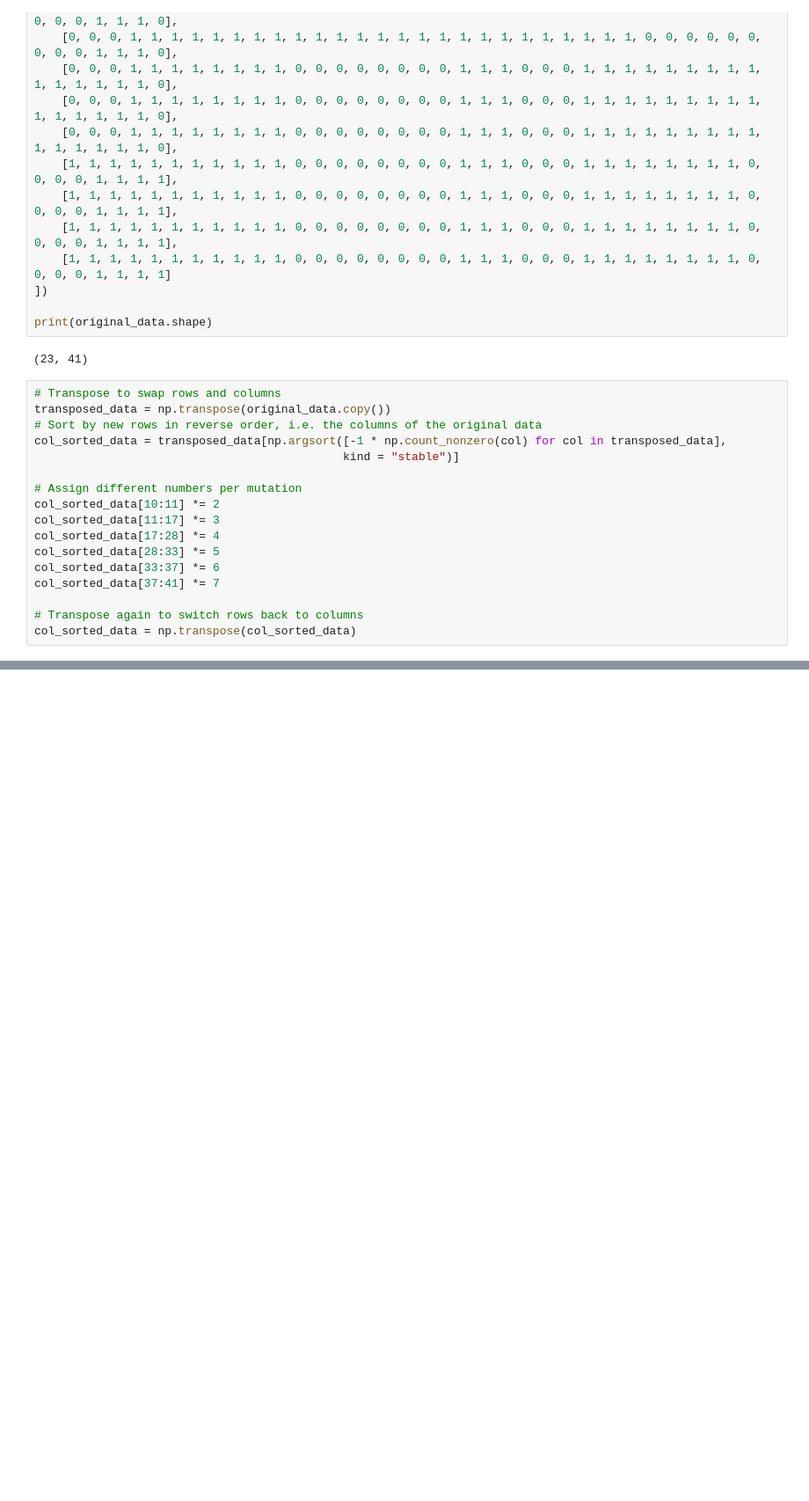
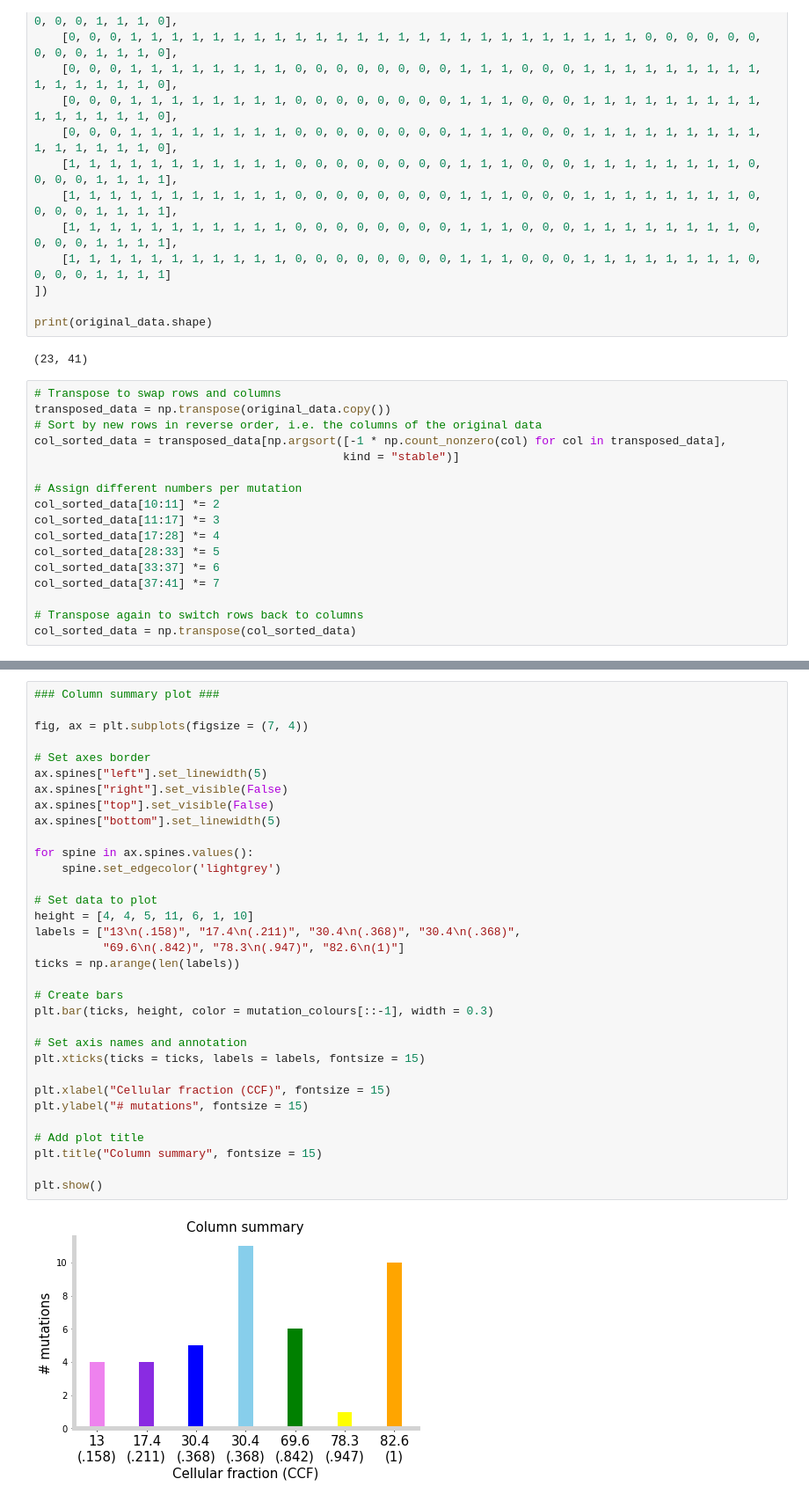
Before and after one commit to TomMakesThings/Cancer-Evolution, a Jupyter notebook: Mutation-Matrix.ipynb, the cells around one changed output, grey strips where cells are left out. Shown at 88% size. Saved outputs shown, nothing was run; the diff lists cells and outputs as text; blank space fills up the shorter version.

```diff
--- a/Mutation-Matrix.ipynb
+++ b/Mutation-Matrix.ipynb
@@ -218 +273,36 @@ plt.show()
+# %%
+### Column summary plot ###
+
+fig, ax = plt.subplots(figsize = (7, 4))
+
+# Set axes border
+ax.spines["left"].set_linewidth(5)
+ax.spines["right"].set_visible(False)
+ax.spines["top"].set_visible(False)
+ax.spines["bottom"].set_linewidth(5)
+
+for spine in ax.spines.values():
+    spine.set_edgecolor('lightgrey')
+
+# Set data to plot
+height = [4, 4, 5, 11, 6, 1, 10]
+labels = ["13\n(.158)", "17.4\n(.211)", "30.4\n(.368)", "30.4\n(.368)",
+          "69.6\n(.842)", "78.3\n(.947)", "82.6\n(1)"]
+ticks = np.arange(len(labels))
+
+# Create bars
+plt.bar(ticks, height, color = mutation_colours[::-1], width = 0.3)
+
+# Set axis names and annotation
+plt.xticks(ticks = ticks, labels = labels, fontsize = 15)
+
+plt.xlabel("Cellular fraction (CCF)", fontsize = 15)
+plt.ylabel("# mutations", fontsize = 15)
+
+# Add plot title
+plt.title("Column summary", fontsize = 15)
+
+plt.show()
+# %% [output]
+[figure, added]
 # %%
```
Also changed, not shown: parts of 4 cells of this notebook.
